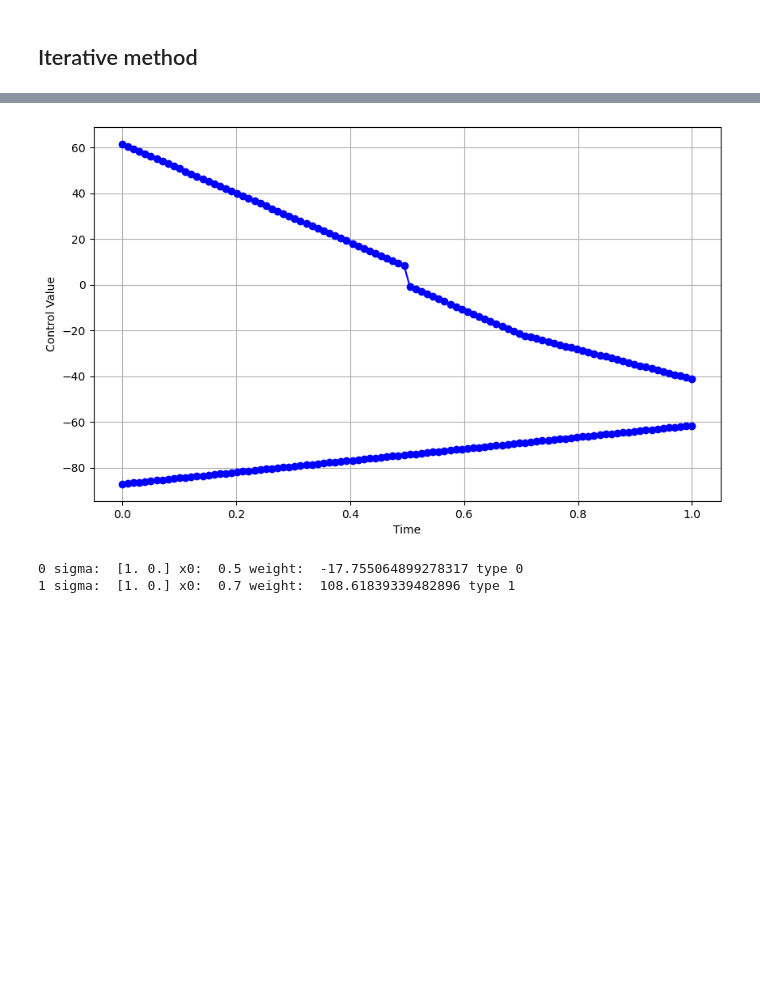
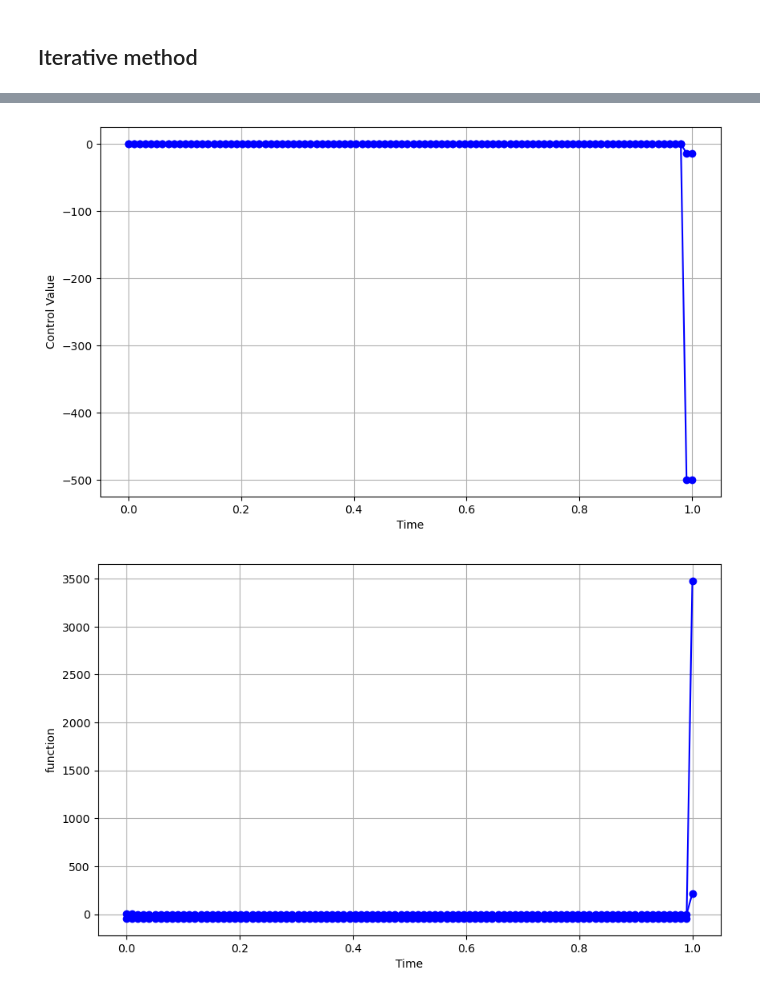
Before and after one commit to hoeftint/TGV-regulairzed-wave-equation, a Jupyter notebook: python/numerical_example.ipynb, the cells around one changed output, grey strips where cells are left out. Saved outputs shown, nothing was run; the diff lists cells and outputs as text; code cells hidden in the pictures; blank space fills up the shorter version.

```diff
--- a/python/numerical_example.ipynb
+++ b/python/numerical_example.ipynb
@@ -22,4 +22,5 @@ from mystic import solvers
 # %%
+
 @dataclass
 class Parameters:
     T = 1
@@ -28,16 +29,19 @@ class Parameters:
     x2 = (-0.5, -0.5)
     area = 4
     d = 2
-    newton_c = 0.5
-    alpha = 2.2
-    beta = 2.53
+    mollify_const = 0.001
+    newton_c = 0.01
+    eta = 0.01
+    alpha = 0.002
+    beta = 0.02
     waveSpeed = 1
     randomFactor = 0.05
     solverIteration = 0
+    gamma = 0.0
     yd = []
     msh = mesh.create_rectangle(
         comm=MPI.COMM_WORLD,
-        points=((-1.0, -1.0), (1.0, 1.0)),
+        points=((-1., -1.), (1.0, 1.0)),
         n=(32, 32),
         cell_type=mesh.CellType.triangle,
     )
@@ -53,7 +57,20 @@ s2 = lambda t : 0.775 if t <= 0.25 else (-0.025 if t <= 0.5 else (0.975 if t <=
 g1 = getSourceTerm(params.x1, params)
 g2 = getSourceTerm(params.x2, params)
 
-K_u, u = solveStateEquation([g1, g2], [s1, s2], params)
+control = buildControlFunction([g1, g2], [s1, s2], params)
+K_u = solveStateEquation(control, params)
+grid_size = K_u[0].x.array.shape
 
-#timeDependentVariableToGif(K_u, filename="solution.gif", varname="solution", slowMoFactor=2, T=T)
-#timeDependentVariableToGif(u, filename="control.gif", varname="control", slowMoFactor=2, T=T)
+# Creating the measured state
+raw_matrices = [K_u_t.x.array for K_u_t in K_u]
+norms = [np.linalg.norm(matrix, ord=2) for matrix in raw_matrices]
+scale = params.randomFactor * np.mean(norms) / grid_size[0] * params.area
+np.random.seed(42)
+yd = [fem.Function(params.V) for _ in K_u]
+for idx in range(len(yd)):
+    yd[idx].x.array[:] = K_u[idx].x.array + np.random.normal(loc=0.0, scale=scale, size=grid_size)
+params.yd = yd
+timeDependentVariableToGif(control, 'output/control.gif')
+timeDependentVariableToGif(K_u, 'output/original_state.gif')
+timeDependentVariableToGif(yd, 'output/observation.gif')
+timeDependentVariableToGif(solveAdjointEquation(yd, params), 'output/adjoint.gif')
@@ -234,16 +163,20 @@ ValueError: could not broadcast input array from shape (1,6) into shape (1,7)
 # %%
 timepoints = np.linspace(0, params.T, int(params.T / params.dt))
-array = np.array([u_k(t) for t in timepoints])
+array = np.array([new_point.value(t) for t in timepoints])
 mpl.pyplot.figure(figsize=(10, 6))
 mpl.pyplot.plot(timepoints, array, marker='o', linestyle='-', color='b')
 mpl.pyplot.xlabel('Time')
 mpl.pyplot.ylabel('Control Value')
 mpl.pyplot.grid(True)
 mpl.pyplot.show()
+plot_function(u_k, params.T, params.dt)
+plot_array(p, params.T, label='p_k')
+plot_array(P, params.T, label='P_k')
 
-for idx, extremalPoint in enumerate(active_set):
-    print(idx, 'sigma: ', extremalPoint.sigma, 'x0: ', extremalPoint.x_0, 'weight: ', weights[idx], 'type', extremalPoint.type)
+
+
+#for idx, extremalPoint in enumerate(active_set):
+#    print(idx, 'sigma: ', extremalPoint.sigma, 'x0: ', extremalPoint.x_0, 'weight: ', weights[idx], 'type', extremalPoint.type)
 # %% [output]
-[figure, old version]
+[figure, new version]
-0 sigma:  [1. 0.] x0:  0.5 weight:  -17.755064899278317 type 0
-1 sigma:  [1. 0.] x0:  0.7 weight:  108.61839339482896 type 1
+[figure, added]
```
Also changed, not shown: parts of 10 cells of this notebook, 16 other files.
